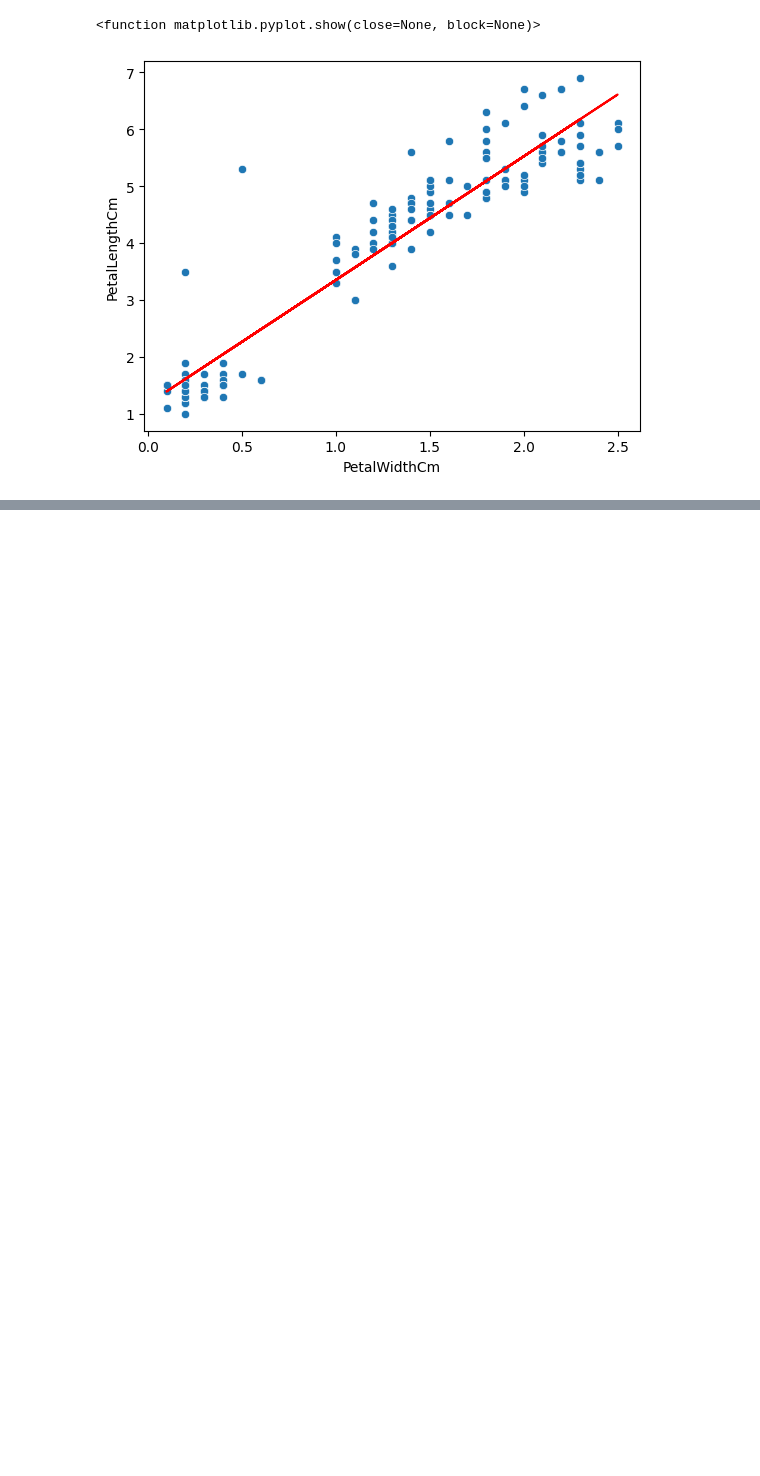
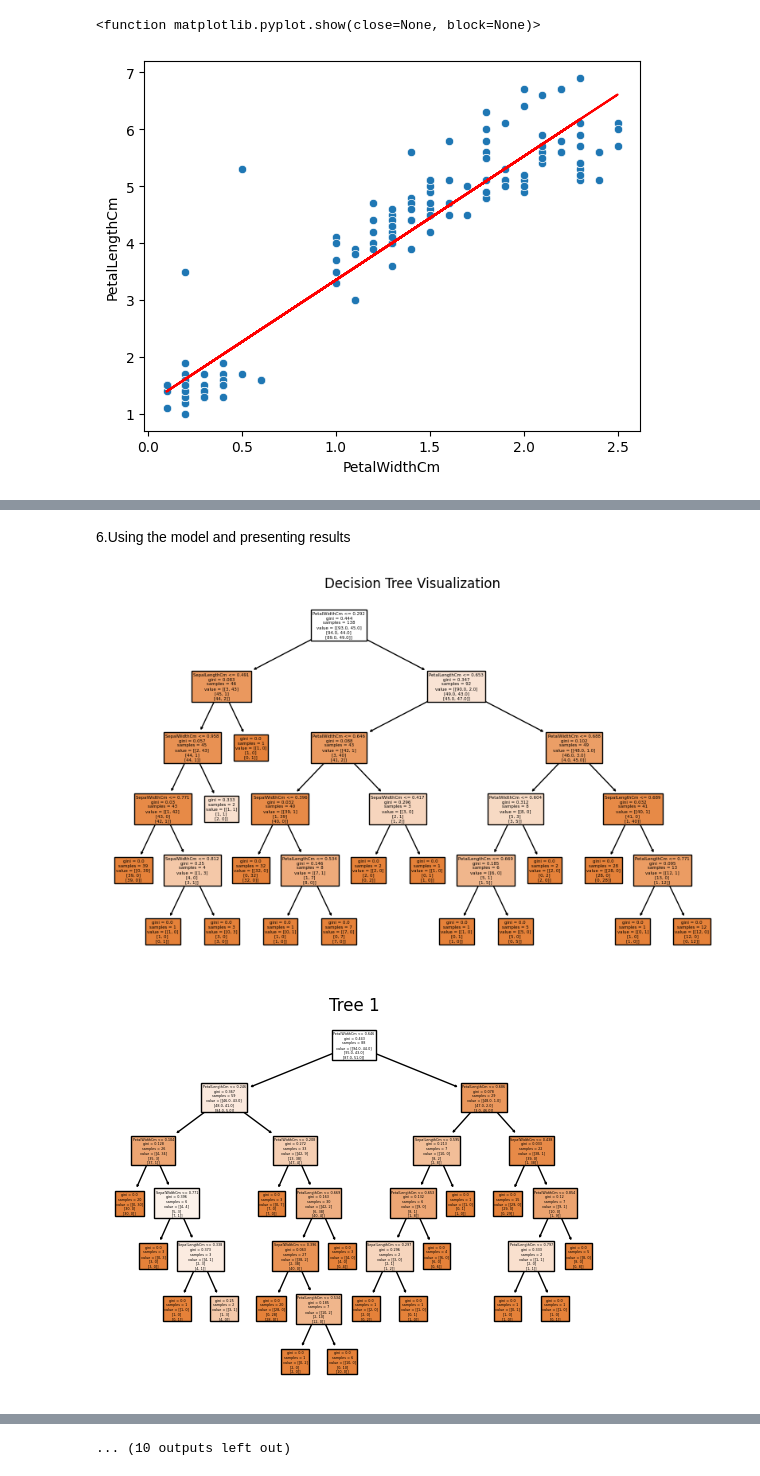
Before and after one commit to JoeyPoel/Minor-Artifical-Intelligence, a Jupyter notebook: machinelearning/Les 2/iris_with_outliers_week2.ipynb, the cells around one changed output, grey strips where cells are left out. Cells and saved outputs as stored; diff of their text form; code cells hidden in the pictures; blank space fills up the shorter version.

```diff
--- a/machinelearning/Les 2/iris_with_outliers_week2.ipynb
+++ b/machinelearning/Les 2/iris_with_outliers_week2.ipynb
@@ -384,0 +495,2 @@ plt.show
+# %%
+train= pd.read_csv('iris_with_outliers.csv')
@@ -384,0 +541,8 @@ plt.show
+# %%
+from sklearn.ensemble import RandomForestClassifier
+
+decision_tree_model = DecisionTreeClassifier()
+decision_tree_model.fit(X_train, y_train)
+
+random_forest_model = RandomForestClassifier(n_estimators=100, random_state=0)
+random_forest_model.fit(X_train, y_train)
@@ -384,0 +597,23 @@ plt.show
+# %% [markdown]
+6.Using the model and presenting results
+# %%
+from sklearn.tree import plot_tree
+
+
+# Visualize Decision Tree
+plt.figure(figsize=(10, 6))
+plot_tree(decision_tree_model, filled=True, feature_names=X_train.columns, class_names=['0', '1'])
+plt.title('Decision Tree Visualization')
+plt.show()
+
+#plot forest
+for i, estimator in enumerate(model.estimators_):
+    plt.figure()
+    plot_tree(estimator, filled=True, feature_names=X_train.columns, class_names=['0', '1'])
+    plt.title(f'Tree {i+1}')
+    plt.show()
+    if i == 19:
+        break
+# %% [output]
+[figure, added]
+[figure, added]
@@ -384,0 +630 @@ plt.show
+... (10 outputs left out)
```
Also changed, not shown: parts of 19 cells of this notebook, 1 other file.
